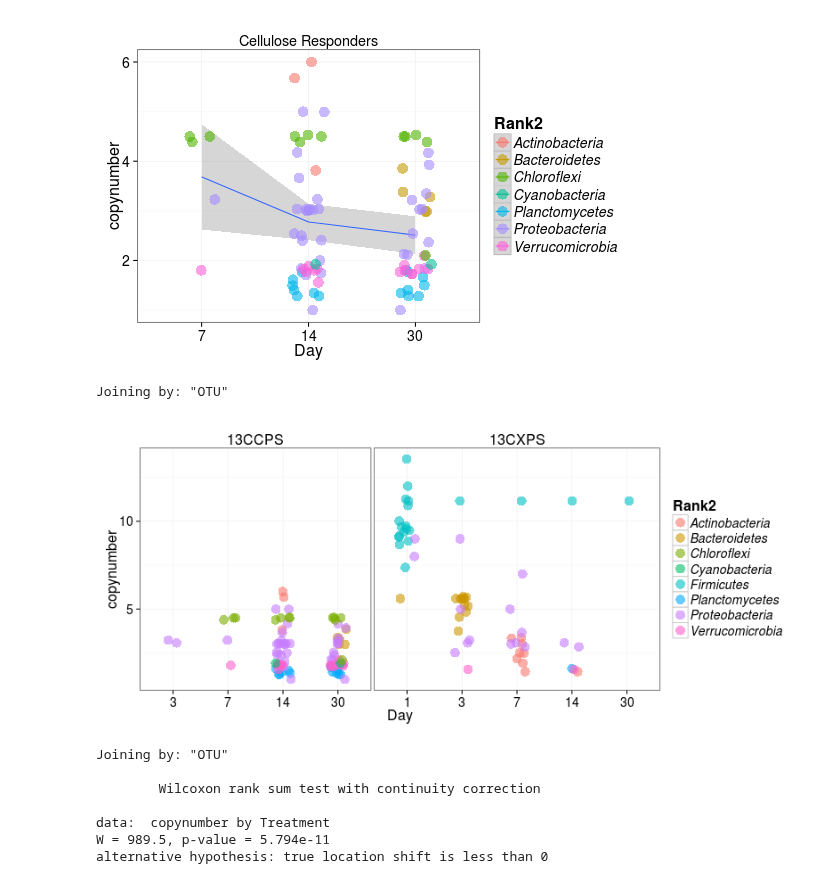
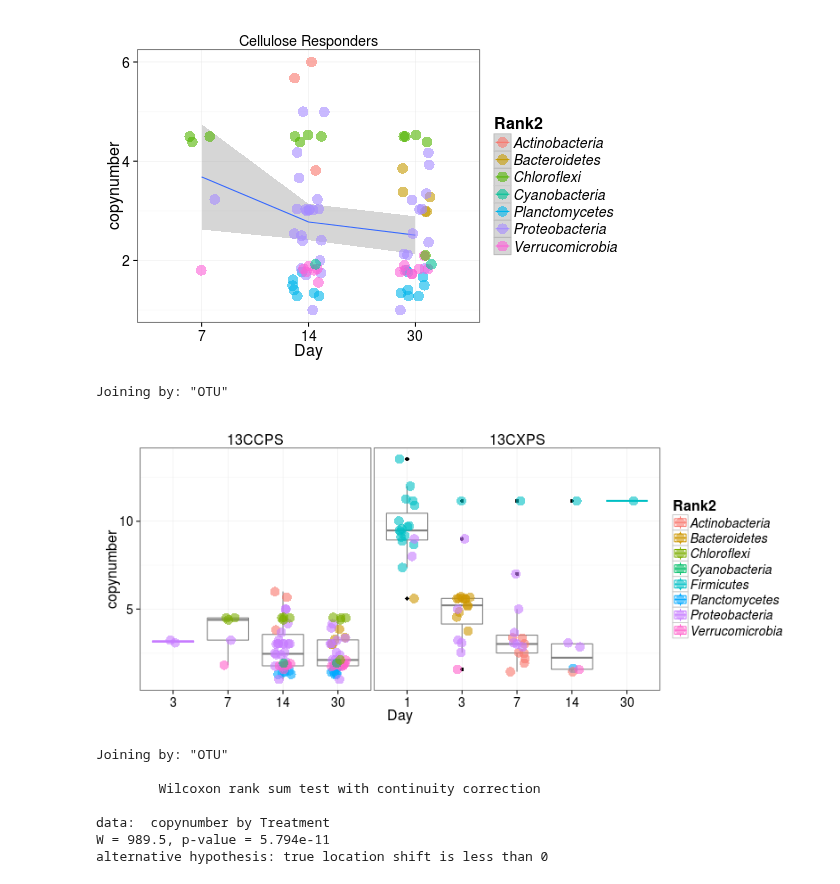
Before and after one commit to chuckpr/CSIP_succession_data_analysis, a Jupyter notebook: figures_and_stats/copy_number.ipynb, the cells around one changed output. Drawn from its saved outputs; the diff is of its cells as text; code cells hidden in the pictures.

Commit message:
boxplots to facet fig

```diff
--- a/figures_and_stats/copy_number.ipynb
+++ b/figures_and_stats/copy_number.ipynb
@@ -190,30 +190,32 @@ Residuals   83 117.96   1.421
 # %%
 %%R -w 800 -h 350
 FDR = 0.10
 
 d = left_join(l2fc.df, copynum.df) %>% filter(padj <= FDR, Day %in% c(1, 3, 7, 14, 30))
 
 p = ggplot(d, aes(x = factor(Day), y = copynumber, color = Rank2))
 
 p = p + facet_grid(.~Treatment, scales = "free_x", space = "free_x")
+
+p = p + geom_boxplot(aes(group = Day))
 
 p = p + geom_point(size = 5, alpha = 0.60, position = position_jitter(w = 0.15))
 
 p = p + theme_bw()
 
 p = p + theme(axis.text = element_text(size = 14),
               axis.title = element_text(size = 16),
               legend.title = element_text(size = 16),
               legend.text = element_text(size = 14, face = "italic"),
               strip.text = element_text(size = 16),
               strip.background = element_blank())
 
 p = p + labs(x = "Day")
 
 p
 # %% [output]
 Joining by: "OTU"
-[figure, old version]
+[figure, new version]
 # %%
 %%R -w 550 -h 350
 FDR = 0.10
```
